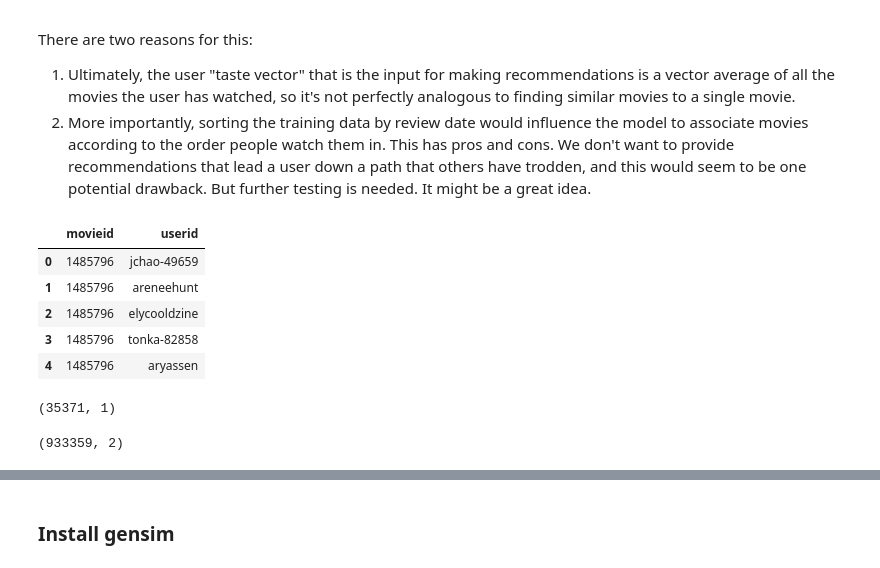
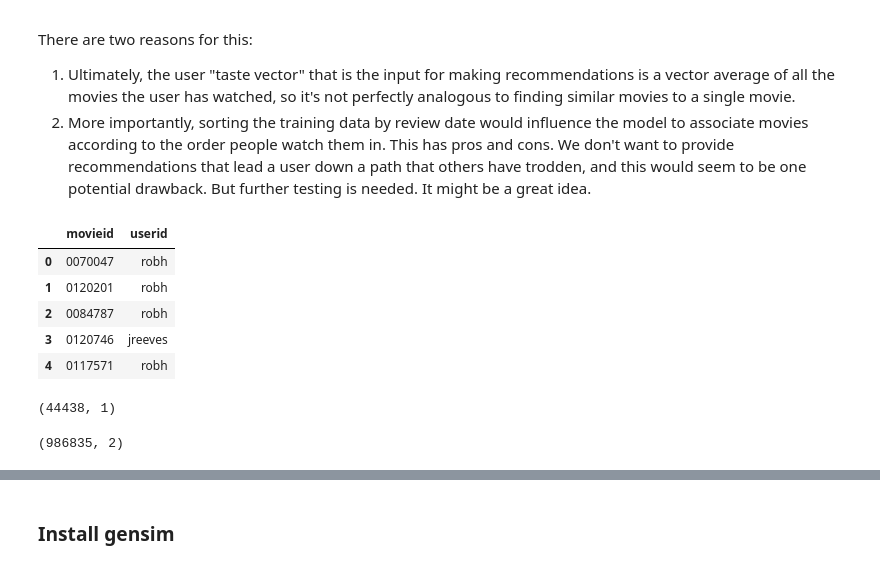
Before and after one commit to BloomTech-Labs/Groa-ds, a Jupyter notebook: word2vec/Word2Vec_train_test.ipynb, the cells around one changed output, grey strips where cells are left out. Cells and saved outputs as stored; diff of their text form; code cells hidden in the pictures.

```diff
--- a/word2vec/Word2Vec_train_test.ipynb
+++ b/word2vec/Word2Vec_train_test.ipynb
@@ -28,7 +28,7 @@ connection = psycopg2.connect(
     database  = "postgres",
     user      = "postgres",
     password  = getpass(), # secure password entry. Enter DB password in the prompt and press Enter.
-    host      = "groadb1.c8fhsnrobgko.us-east-1.rds.amazonaws.com",
+    host      = "movie-rec-scrape.cvslmiksgnix.us-east-1.rds.amazonaws.com",
     port      = '5432'
 )
 
@@ -105,23 +111,24 @@ testing is needed. It might be a great idea.
 # %%
 # Get IDs of all positive reviews from database with minimum star rating m
 # Note: we didn't scrape Letterboxd reviews so we only have 10-scale ratings
 
 # query for IDs
 c.execute(f"""SELECT movie_id, username
             FROM reviews
-            WHERE user_rating BETWEEN {m} and 10""")
+            WHERE user_rating BETWEEN {m} and 10
+            ORDER BY review_date""")
 result = c.fetchall()
 
 # create reviews dataframe
 df = pd.DataFrame(result, columns = ['movieid', 'userid'])
 df.head()
 # %% [output]
 |  | movieid | userid |
-| 0 | 1485796 | jchao-49659 |
-| 1 | 1485796 | areneehunt |
-| 2 | 1485796 | elycooldzine |
-| 3 | 1485796 | tonka-82858 |
-| 4 | 1485796 | aryassen |
+| 0 | 0070047 | robh |
+| 1 | 0120201 | robh |
+| 2 | 0084787 | robh |
+| 3 | 0120746 | jreeves |
+| 4 | 0117571 | robh |
 # %%
 # create reviewers dataframe
 df_reviewers = pd.DataFrame(reviewers, columns = ['userid'])
@@ -129,13 +136,13 @@ df_reviewers = pd.DataFrame(reviewers, columns = ['userid'])
 # number of reviewers
 df_reviewers.shape
 # %% [output]
-(35371, 1)
+(44438, 1)
 # %%
 # merge to get only the IDs relevant to training
 df = df.merge(df_reviewers, how='inner', on='userid')
 df.shape
 # %% [output]
-(933359, 2)
+(986835, 2)
 # %%
 # ! sudo su
 # ! yum update -y
```
Also changed, not shown: parts of 37 cells of this notebook.
